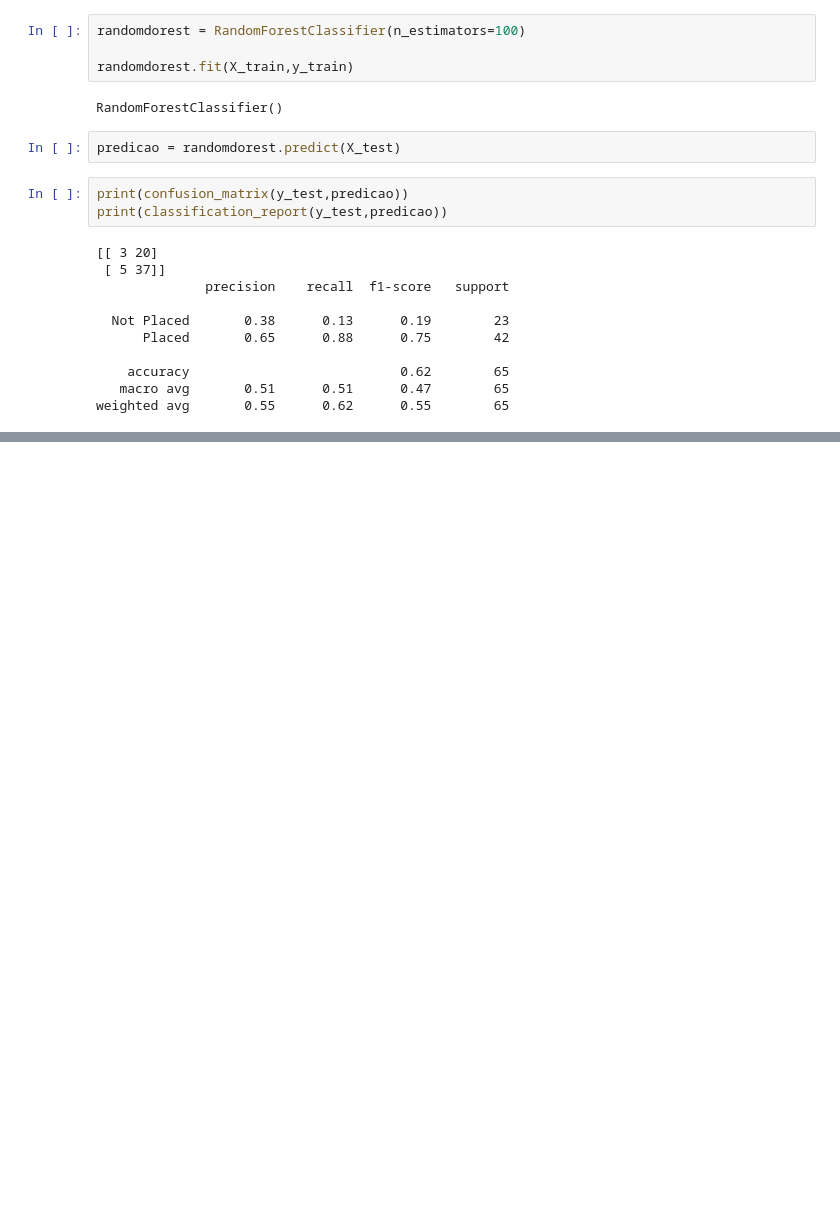
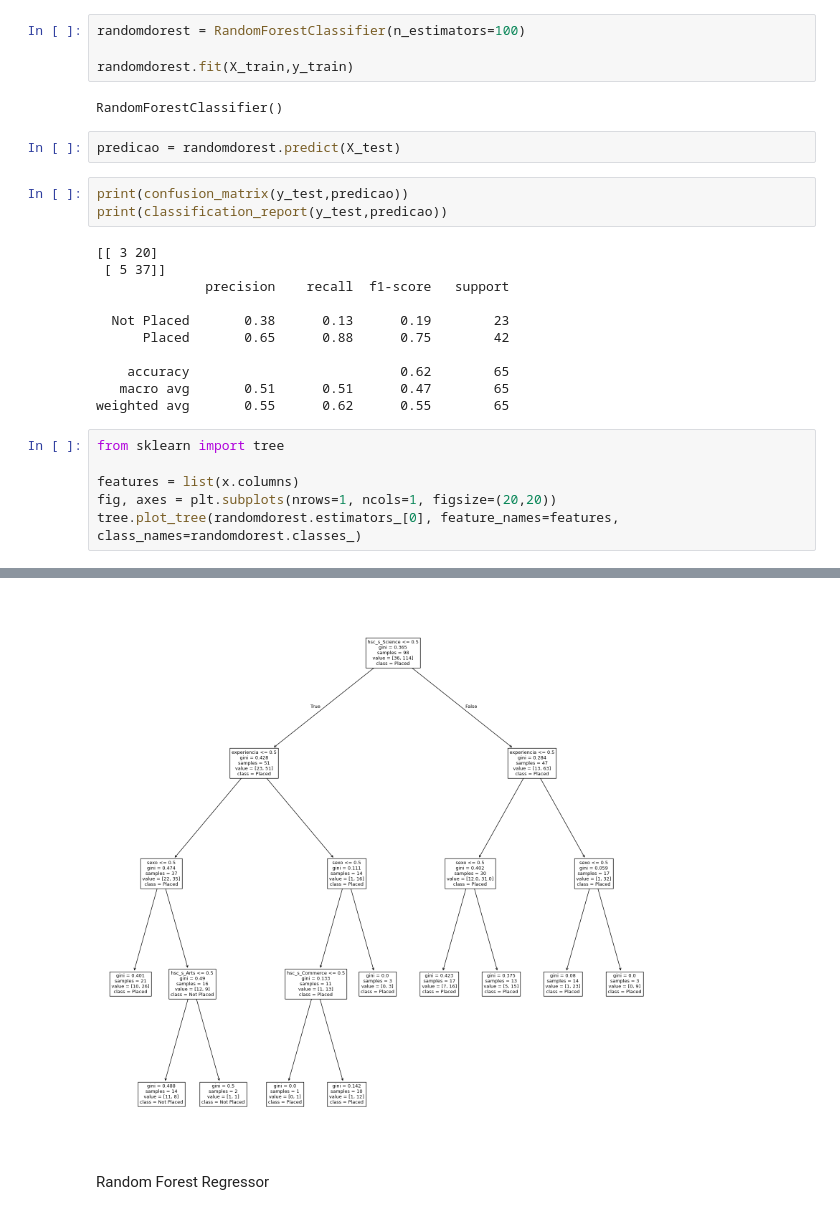
Before and after one commit to IgorJordany/AMDL, a Jupyter notebook: unidade 3/randomforest.ipynb, the cells around one changed output, grey strips where cells are left out. Drawn from its saved outputs; the diff is of its cells as text; blank space fills up the shorter version.

Commit message:
random forest regressor

```diff
--- a/unidade 3/randomforest.ipynb
+++ b/unidade 3/randomforest.ipynb
@@ -49,3 +49,10 @@ print(classification_report(y_test,predicao))
     accuracy                           0.62        65
    macro avg       0.51      0.51      0.47        65
 weighted avg       0.55      0.62      0.55        65
+# %%
+from sklearn import tree
+
+features = list(x.columns)
+fig, axes = plt.subplots(nrows=1, ncols=1, figsize=(20,20))
+tree.plot_tree(randomdorest.estimators_[0], feature_names=features, class_names=randomdorest.classes_)
+# %% [output]
@@ -51,0 +76,3 @@ weighted avg       0.55      0.62      0.55        65
+[figure, added]
+# %% [markdown]
+Random Forest Regressor
```
Also changed, not shown: parts of 8 cells of this notebook, 1 other file.
